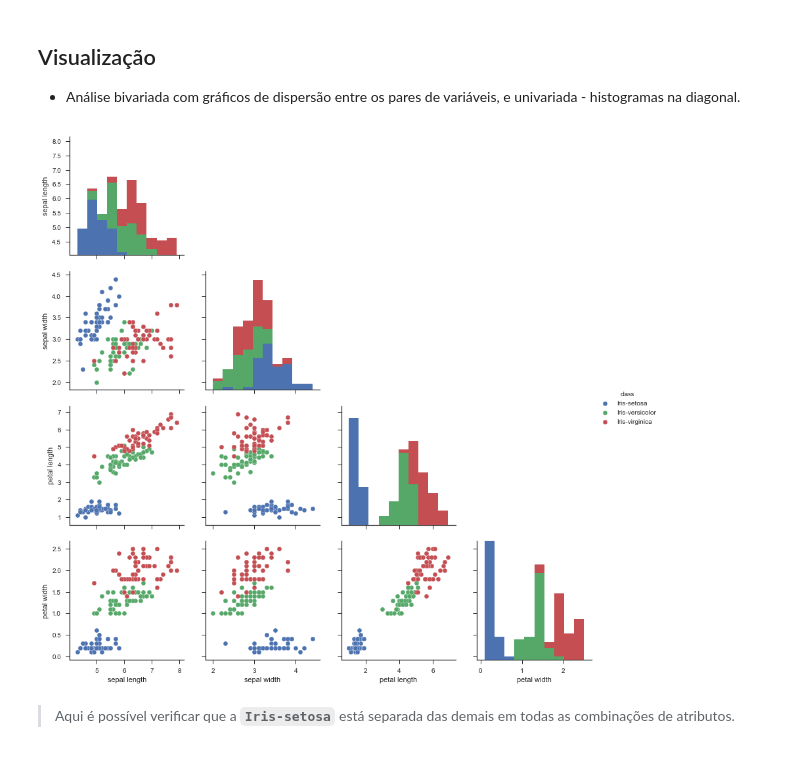
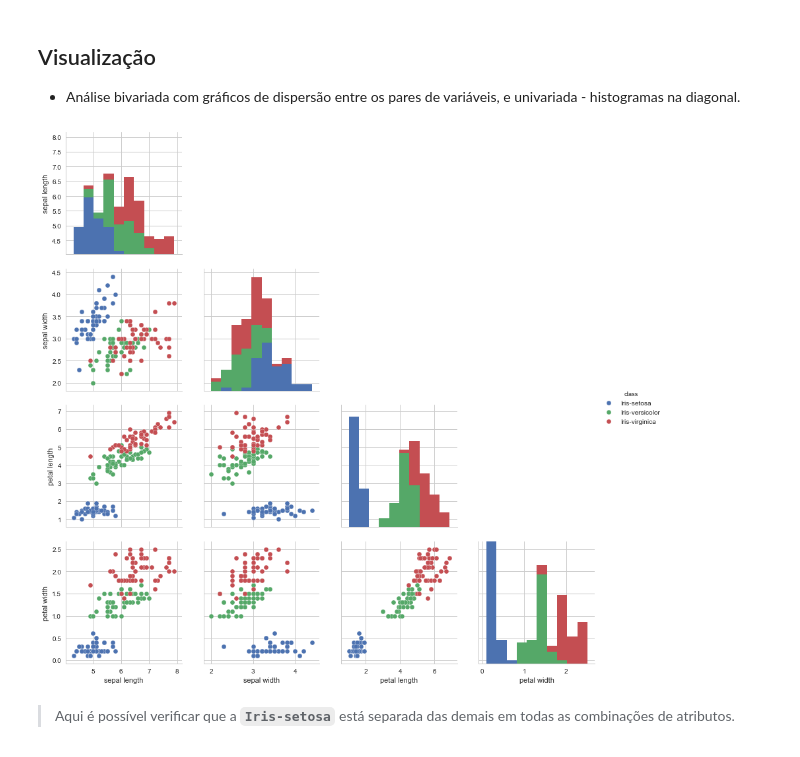
Before and after one commit to cristianokiu/desafio_datascience_intelivix_dez2016, a Jupyter notebook: Basico.ipynb, the cells around one changed output. Drawn from its saved outputs; the diff is of its cells as text; code cells hidden in the pictures.

```diff
--- a/Basico.ipynb
+++ b/Basico.ipynb
@@ -59,14 +59,14 @@ ds.describe()
 ## Visualização
 * Análise bivariada com gráficos de dispersão entre os pares de variáveis, e univariada - histogramas na diagonal.
 # %%
-sns.set(style='ticks')
+sns.set(style='whitegrid')
 g = sns.pairplot(ds, hue="class", size=3)
 
 # Remove o triângulo superior, que apenas espelha o inferior
 for i, j in zip(*np.triu_indices_from(g.axes, 1)):
     g.axes[i, j].remove()
 # %% [output]
-[figure, old version]
+[figure, new version]
 # %% [markdown]
 > Aqui é possível verificar que a **`Iris-setosa`** está separada das demais em todas as combinações de atributos.
 # %% [markdown]
```
Also changed, not shown: parts of 4 cells of this notebook, 1 other file.
